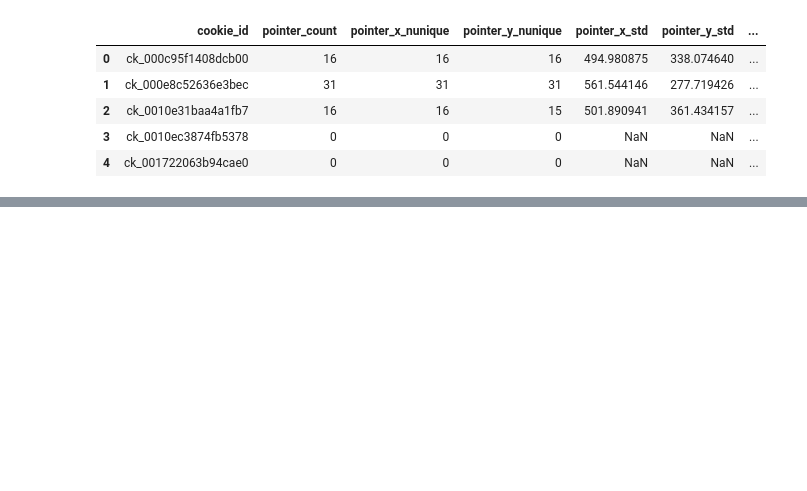
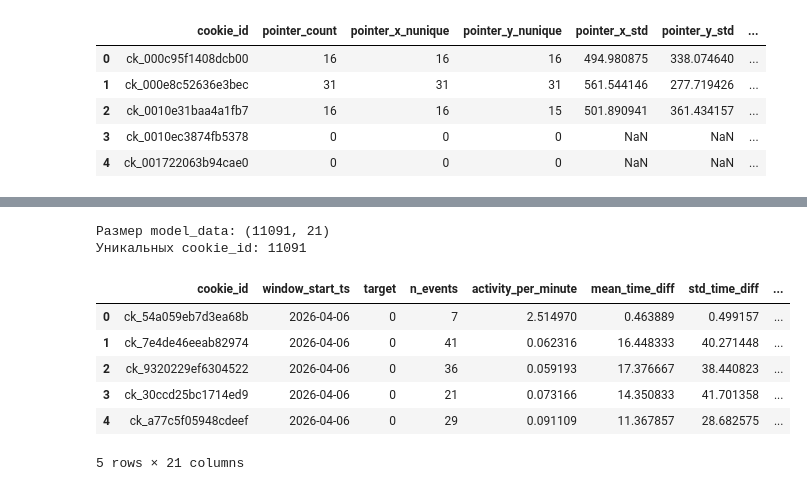
Before and after one commit to Awesomnaty/Avito_Bootcamp_ML, a Jupyter notebook: main.ipynb, the cells around one changed output, grey strips where cells are left out. Cells and saved outputs as stored; diff of their text form; code cells hidden in the pictures; blank space fills up the shorter version.

```diff
--- a/main.ipynb
+++ b/main.ipynb
@@ -427,0 +432,16 @@ features.head()
+# %%
+model_data = train[['cookie_id', 'window_start_ts', 'target']].merge(features, on='cookie_id', how='left', validate='one_to_one')
+
+print('Размер model_data:', model_data.shape)
+print('Уникальных cookie_id:', model_data['cookie_id'].nunique())
+model_data.head()
+# %% [output]
+Размер model_data: (11091, 21)
+Уникальных cookie_id: 11091
+|  | cookie_id | window_start_ts | target | n_events | activity_per_minute | mean_time_diff | std_time_diff | ... |
+| 0 | ck_54a059eb7d3ea68b | 2026-04-06 | 0 | 7 | 2.514970 | 0.463889 | 0.499157 | ... |
+| 1 | ck_7e4de46eeab82974 | 2026-04-06 | 0 | 41 | 0.062316 | 16.448333 | 40.271448 | ... |
+| 2 | ck_9320229ef6304522 | 2026-04-06 | 0 | 36 | 0.059193 | 17.376667 | 38.440823 | ... |
+| 3 | ck_30ccd25bc1714ed9 | 2026-04-06 | 0 | 21 | 0.073166 | 14.350833 | 41.701358 | ... |
+| 4 | ck_a77c5f05948cdeef | 2026-04-06 | 0 | 29 | 0.091109 | 11.367857 | 28.682575 | ... |
+5 rows × 21 columns
```
Also changed, not shown: parts of 8 cells of this notebook.
